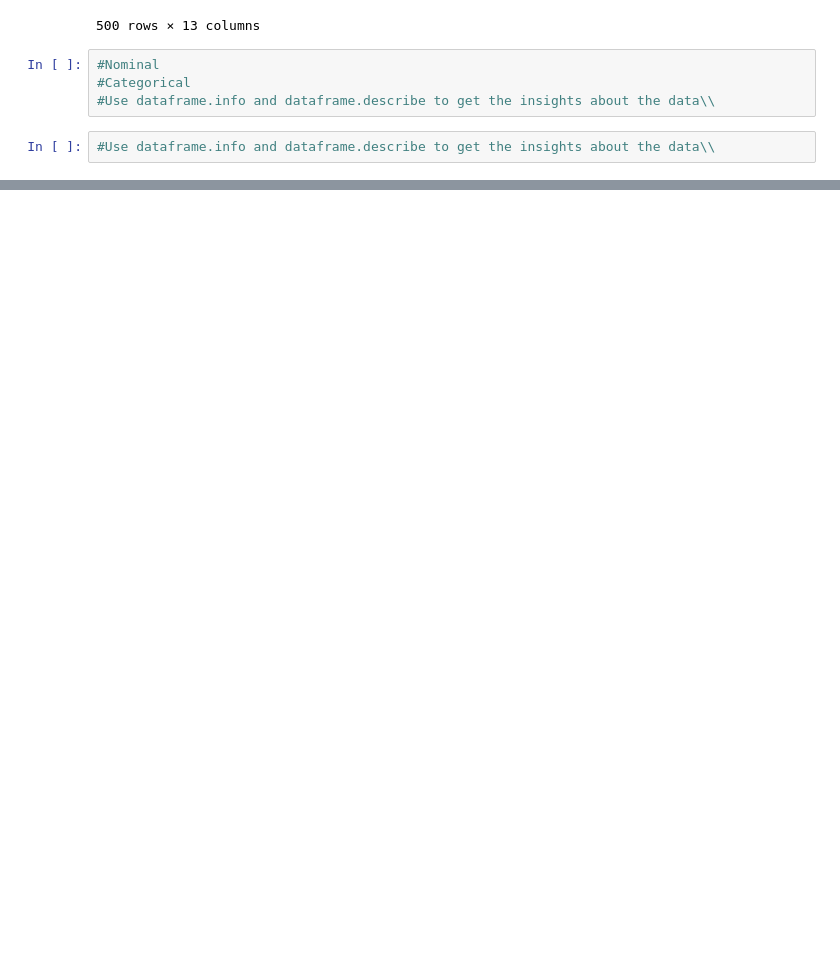
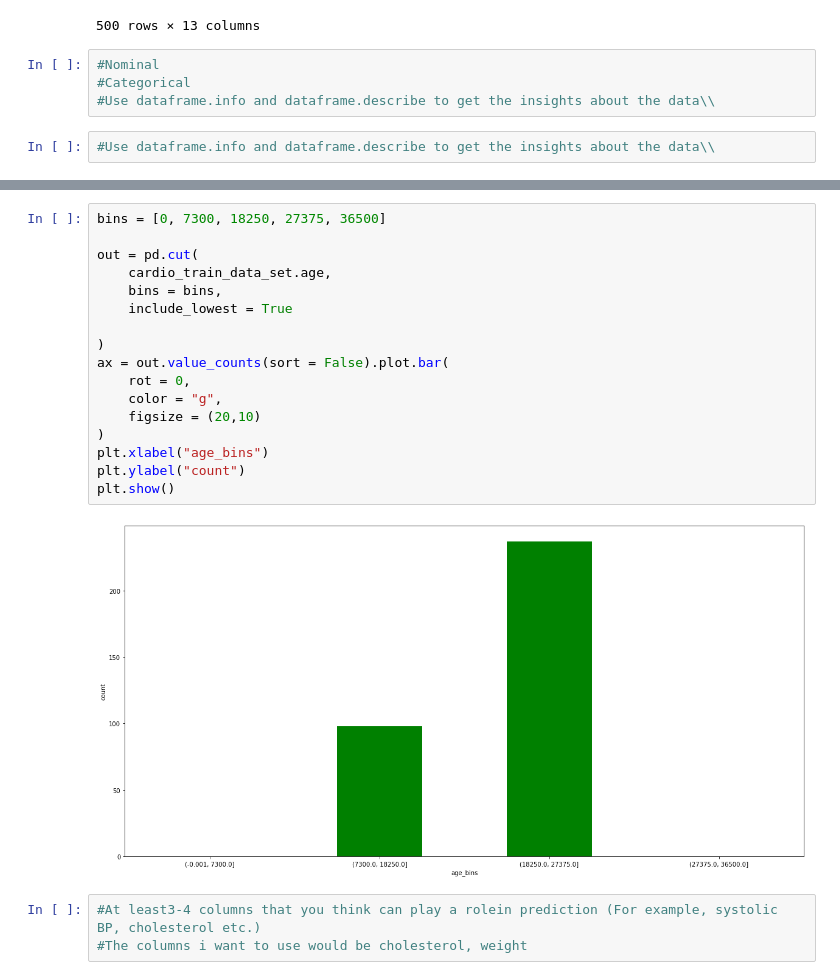
Before and after one commit to PrabjyotObhi/CMPE257, a Jupyter notebook: Lab_1/PartOne/part_one_lab.ipynb, the cells around one changed output, grey strips where cells are left out. Drawn from its saved outputs; the diff is of its cells as text; blank space fills up the shorter version.

```diff
--- a/Lab_1/PartOne/part_one_lab.ipynb
+++ b/Lab_1/PartOne/part_one_lab.ipynb
@@ -31,0 +159,22 @@ number_of_nulls = []
+# %%
+bins = [0, 7300, 18250, 27375, 36500]
+
+out = pd.cut(
+    cardio_train_data_set.age,
+    bins = bins,
+    include_lowest = True
+
+)
+ax = out.value_counts(sort = False).plot.bar(
+    rot = 0,
+    color = "g",
+    figsize = (20,10)
+)
+plt.xlabel("age_bins")
+plt.ylabel("count")
+plt.show()
+# %% [output]
+[figure, added]
+# %%
+#At least3-4 columns that you think can play a rolein prediction (For example, systolic BP, cholesterol etc.)
+#The columns i want to use would be cholesterol, weight
```
Also changed, not shown: parts of 9 cells of this notebook.
